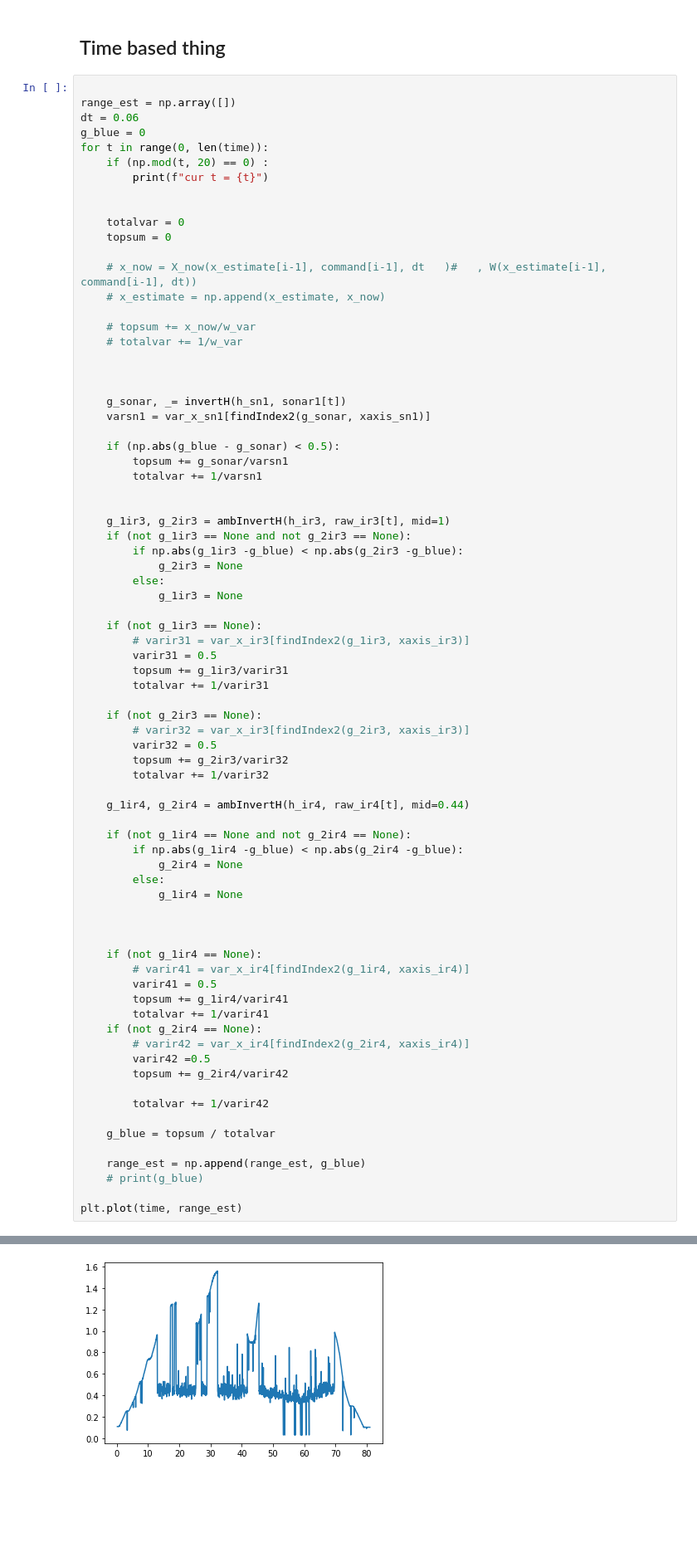
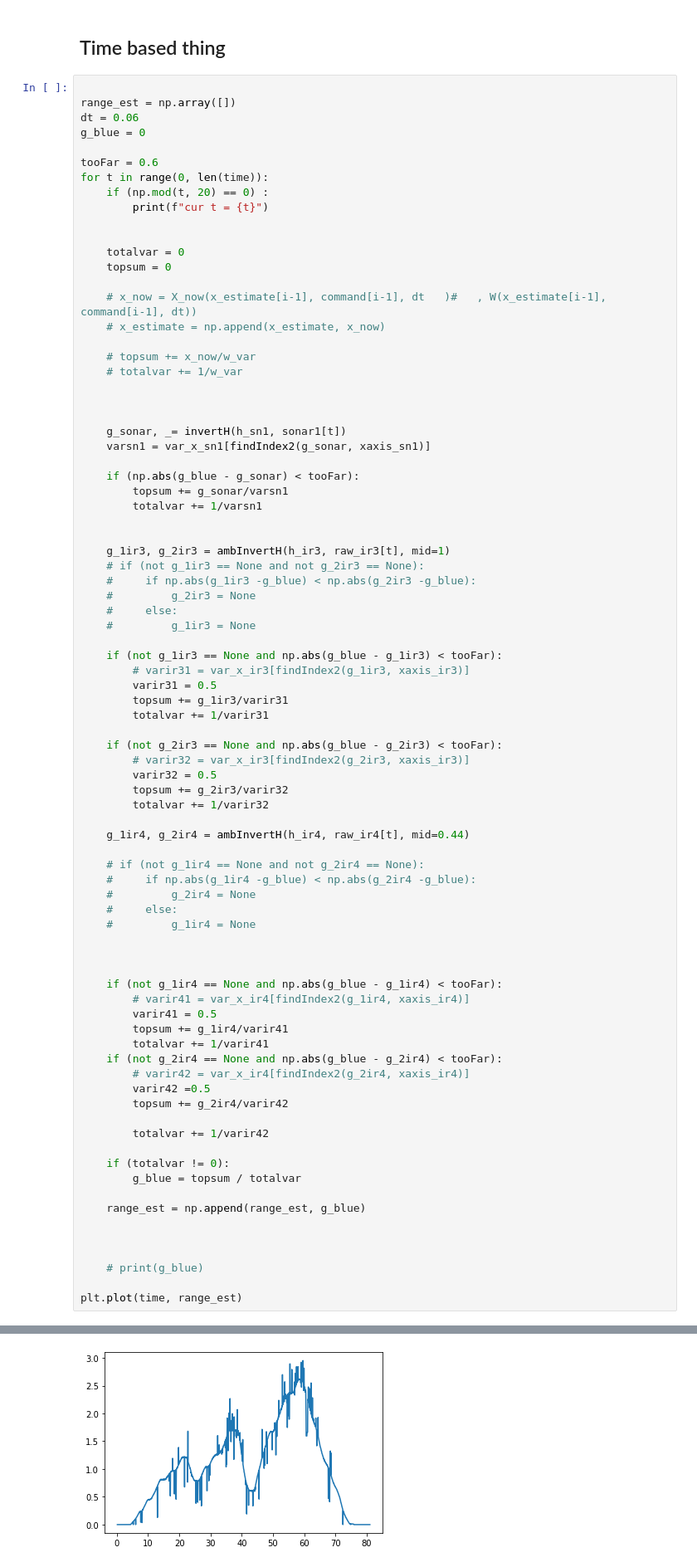
Before and after one commit to Laserbean/ENMT482_Ass1, a Jupyter notebook: Assignment1.ipynb, the cells around one changed output, grey strips where cells are left out. Shown: that part at 83% size. Drawn from its saved outputs; the diff is of its cells as text; blank space fills up the shorter version.

```diff
--- a/Assignment1.ipynb
+++ b/Assignment1.ipynb
@@ -673,6 +670,8 @@ max
 range_est = np.array([])
 dt = 0.06
 g_blue = 0
+
+tooFar = 0.6
 for t in range(0, len(time)):
     if (np.mod(t, 20) == 0) :
         print(f"cur t = {t}")
@@ -692,25 +691,25 @@ for t in range(0, len(time)):
     g_sonar, _= invertH(h_sn1, sonar1[t])
     varsn1 = var_x_sn1[findIndex2(g_sonar, xaxis_sn1)]
 
-    if (np.abs(g_blue - g_sonar) < 0.5):
+    if (np.abs(g_blue - g_sonar) < tooFar):
         topsum += g_sonar/varsn1
         totalvar += 1/varsn1
 
 
     g_1ir3, g_2ir3 = ambInvertH(h_ir3, raw_ir3[t], mid=1)
-    if (not g_1ir3 == None and not g_2ir3 == None):
-        if np.abs(g_1ir3 -g_blue) < np.abs(g_2ir3 -g_blue):
-            g_2ir3 = None
-        else:
-            g_1ir3 = None
+    # if (not g_1ir3 == None and not g_2ir3 == None):
+    #     if np.abs(g_1ir3 -g_blue) < np.abs(g_2ir3 -g_blue):
+    #         g_2ir3 = None
+    #     else:
+    #         g_1ir3 = None
 
-    if (not g_1ir3 == None):
+    if (not g_1ir3 == None and np.abs(g_blue - g_1ir3) < tooFar):
         # varir31 = var_x_ir3[findIndex2(g_1ir3, xaxis_ir3)]
         varir31 = 0.5
         topsum += g_1ir3/varir31
         totalvar += 1/varir31
 
-    if (not g_2ir3 == None):
+    if (not g_2ir3 == None and np.abs(g_blue - g_2ir3) < tooFar):
         # varir32 = var_x_ir3[findIndex2(g_2ir3, xaxis_ir3)]
         varir32 = 0.5
         topsum += g_2ir3/varir32
@@ -718,52 +717,56 @@ for t in range(0, len(time)):
 
     g_1ir4, g_2ir4 = ambInvertH(h_ir4, raw_ir4[t], mid=0.44)
 
-    if (not g_1ir4 == None and not g_2ir4 == None):
-        if np.abs(g_1ir4 -g_blue) < np.abs(g_2ir4 -g_blue):
-            g_2ir4 = None
-        else:
-            g_1ir4 = None
+    # if (not g_1ir4 == None and not g_2ir4 == None):
+    #     if np.abs(g_1ir4 -g_blue) < np.abs(g_2ir4 -g_blue):
+    #         g_2ir4 = None
+    #     else:
+    #         g_1ir4 = None
 
 
 
-    if (not g_1ir4 == None):
+    if (not g_1ir4 == None and np.abs(g_blue - g_1ir4) < tooFar):
         # varir41 = var_x_ir4[findIndex2(g_1ir4, xaxis_ir4)]
         varir41 = 0.5
         topsum += g_1ir4/varir41
         totalvar += 1/varir41
-    if (not g_2ir4 == None):
+    if (not g_2ir4 == None and np.abs(g_blue - g_2ir4) < tooFar):
         # varir42 = var_x_ir4[findIndex2(g_2ir4, xaxis_ir4)]
         varir42 =0.5
         topsum += g_2ir4/varir42
 
         totalvar += 1/varir42
 
-    g_blue = topsum / totalvar
+    if (totalvar != 0):
+        g_blue = topsum / totalvar
 
     range_est = np.append(range_est, g_blue)
+
+
+
     # print(g_blue)
 
 plt.plot(time, range_est)
 # %% [output]
 cur t = 0
 cur t = 20
 cur t = 40
 cur t = 60
 cur t = 80
 cur t = 100
 cur t = 120
 cur t = 140
 cur t = 160
 cur t = 180
 cur t = 200
 cur t = 220
 ... (54 lines left out)
 cur t = 1280
 cur t = 1300
 cur t = 1320
 cur t = 1340
 [<matplotlib.lines.Line2D at 0x...>]
-[figure, old version]
+[figure, new version]
 # %%
 plt.plot(time, range_est)
 plt.plot(time, range_)
```
Also changed, not shown: parts of 3 cells of this notebook.
